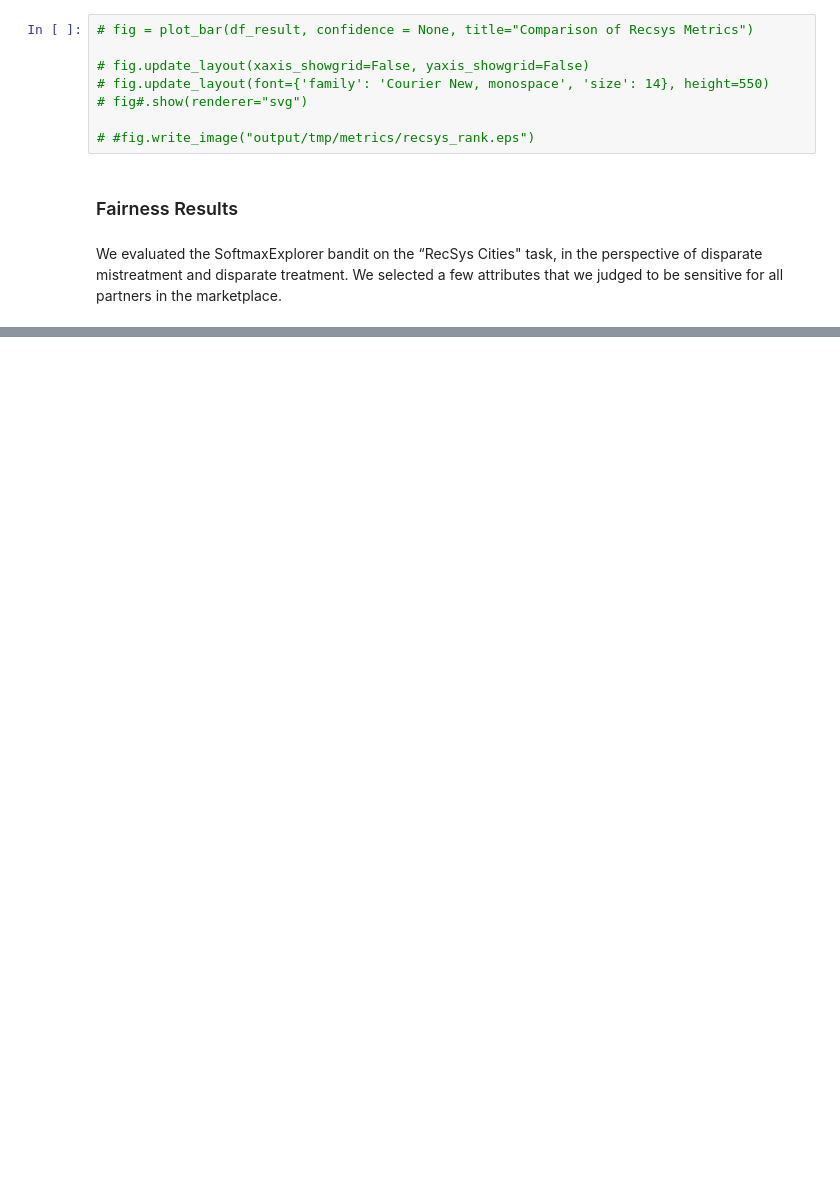
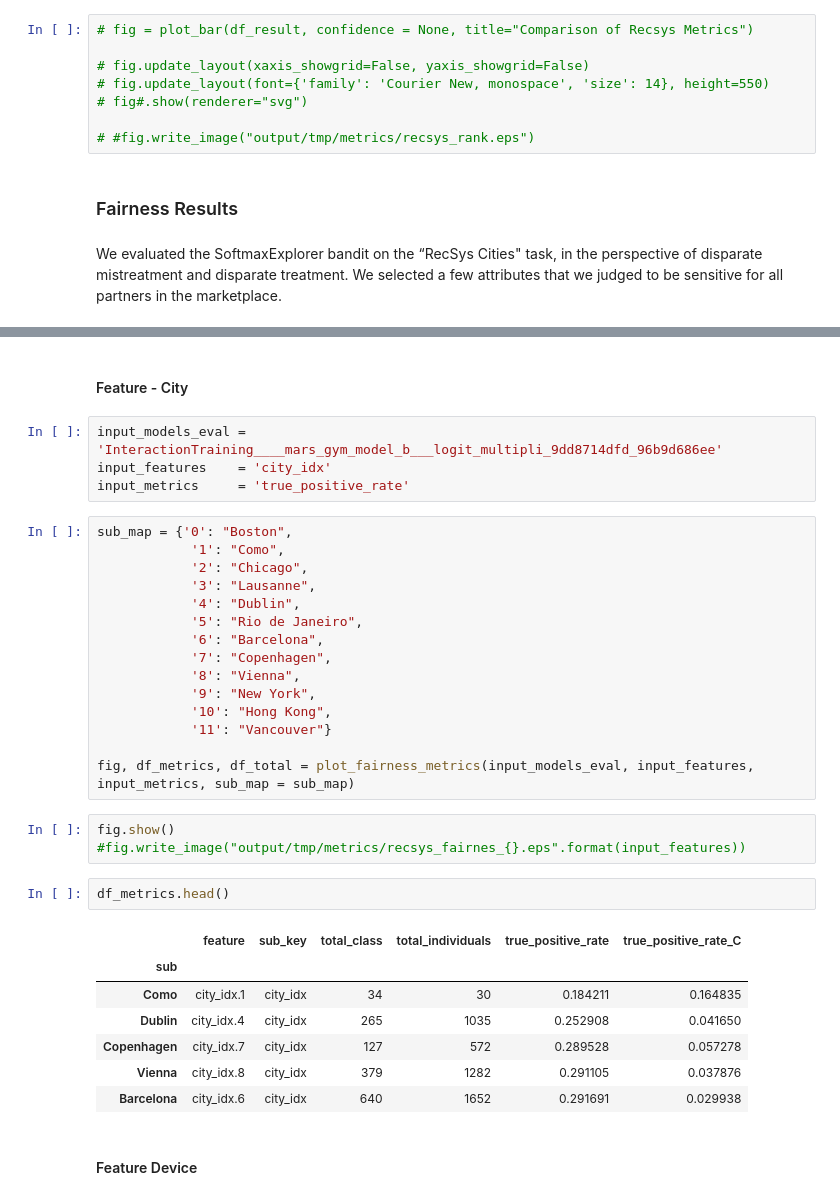
Before and after one commit to deeplearningbrasil/mars-gym-experiments, a Jupyter notebook: scripts/notebooks/Results.ipynb, the cells around one changed output, grey strips where cells are left out. Drawn from its saved outputs; the diff is of its cells as text; blank space fills up the shorter version.

Commit message:
fairness scripts and docs

```diff
--- a/scripts/notebooks/Results.ipynb
+++ b/scripts/notebooks/Results.ipynb
@@ -210,0 +451,36 @@ disparate mistreatment and disparate treatment. We selected a few attributes tha
+# %% [markdown]
+#### Feature - City
+# %%
+input_models_eval = 'InteractionTraining____mars_gym_model_b___logit_multipli_9dd8714dfd_96b9d686ee'
+input_features    = 'city_idx'
+input_metrics     = 'true_positive_rate'
+# %%
+sub_map = {'0': "Boston",
+            '1': "Como",
+            '2': "Chicago",
+            '3': "Lausanne",
+            '4': "Dublin",
+            '5': "Rio de Janeiro",
+            '6': "Barcelona",
+            '7': "Copenhagen",
+            '8': "Vienna",
+            '9': "New York",
+            '10': "Hong Kong",
+            '11': "Vancouver"}
+
+fig, df_metrics, df_total = plot_fairness_metrics(input_models_eval, input_features, input_metrics, sub_map = sub_map)
+# %%
+fig.show()
+#fig.write_image("output/tmp/metrics/recsys_fairnes_{}.eps".format(input_features))
+# %%
+df_metrics.head()
+# %% [output]
+|  | feature | sub_key | total_class | total_individuals | true_positive_rate | true_positive_rate_C |
+| sub |  |  |  |  |  |  |
+| Como | city_idx.1 | city_idx | 34 | 30 | 0.184211 | 0.164835 |
+| Dublin | city_idx.4 | city_idx | 265 | 1035 | 0.252908 | 0.041650 |
+| Copenhagen | city_idx.7 | city_idx | 127 | 572 | 0.289528 | 0.057278 |
+| Vienna | city_idx.8 | city_idx | 379 | 1282 | 0.291105 | 0.037876 |
+| Barcelona | city_idx.6 | city_idx | 640 | 1652 | 0.291691 | 0.029938 |
+# %% [markdown]
+#### Feature Device
```
Also changed, not shown: parts of 29 cells of this notebook, 11 other files.
